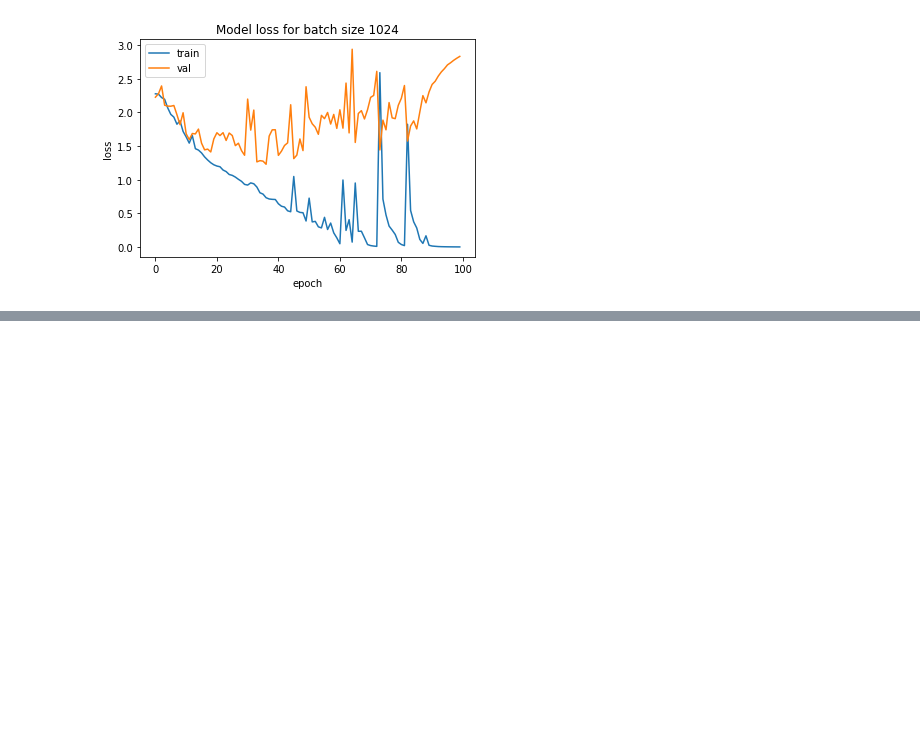
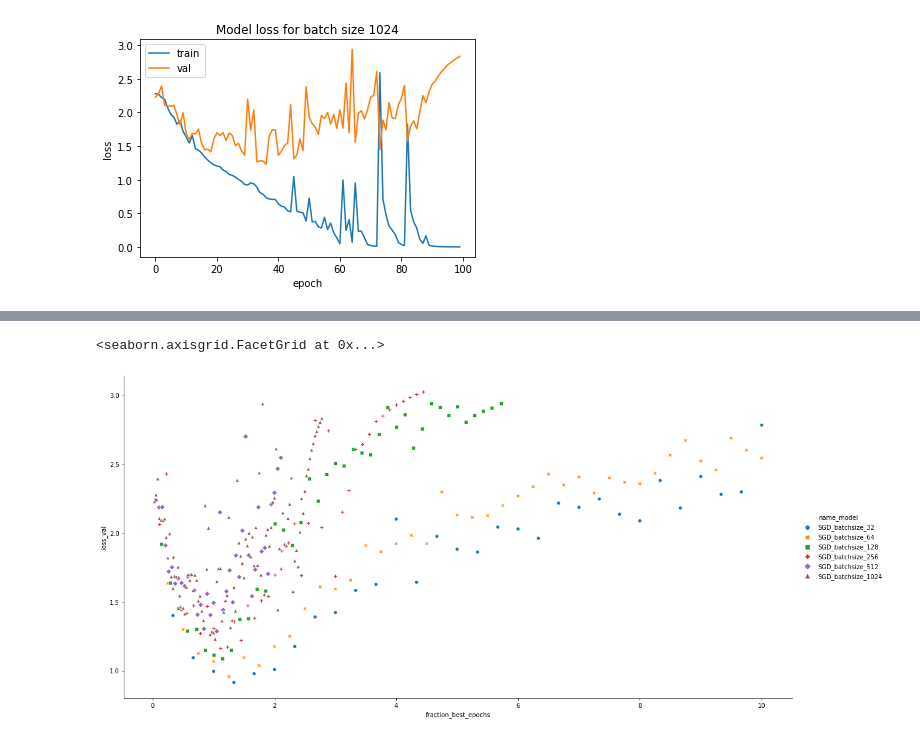
Before and after one commit to BWallyn/Optimization_DL, a Jupyter notebook: notebooks/Visualization_models.ipynb, the cells around one changed output, grey strips where cells are left out. Saved outputs shown, nothing was run; the diff lists cells and outputs as text; code cells hidden in the pictures; blank space fills up the shorter version.

Commit message:
Add models

```diff
--- a/notebooks/Visualization_models.ipynb
+++ b/notebooks/Visualization_models.ipynb
@@ -227,0 +259,17 @@ plt.show()
+# %%
+df_results_sgd_32 = prepare_plot_percentage_epoch(history_sgd, model_name='SGD_batchsize_32')
+df_results_sgd_64 = prepare_plot_percentage_epoch(history_sgd_ba_64, model_name='SGD_batchsize_64')
+df_results_sgd_128 = prepare_plot_percentage_epoch(history_sgd_ba_128, model_name='SGD_batchsize_128')
+df_results_sgd_256 = prepare_plot_percentage_epoch(history_sgd_ba_256, model_name='SGD_batchsize_256')
+df_results_sgd_512 = prepare_plot_percentage_epoch(history_sgd_ba_512, model_name='SGD_batchsize_512')
+df_results_sgd_1024 = prepare_plot_percentage_epoch(history_sgd_ba_1024, model_name='SGD_batchsize_1024')
+
+df_to_plot_bs = pd.concat([df_results_sgd_32, df_results_sgd_64, df_results_sgd_128,
+                          df_results_sgd_256, df_results_sgd_512, df_results_sgd_1024])
+# %%
+sns.relplot(x='fraction_best_epochs', y='loss_val', hue='name_model',
+            style='name_model', #kind='line',
+            data=df_to_plot_bs[df_to_plot_bs['fraction_best_epochs'] <= 10], height=8, aspect=2.)
+# %% [output]
+<seaborn.axisgrid.FacetGrid at 0x...>
+[figure, added]
```
Also changed, not shown: parts of 76 cells of this notebook, 32 other files.
